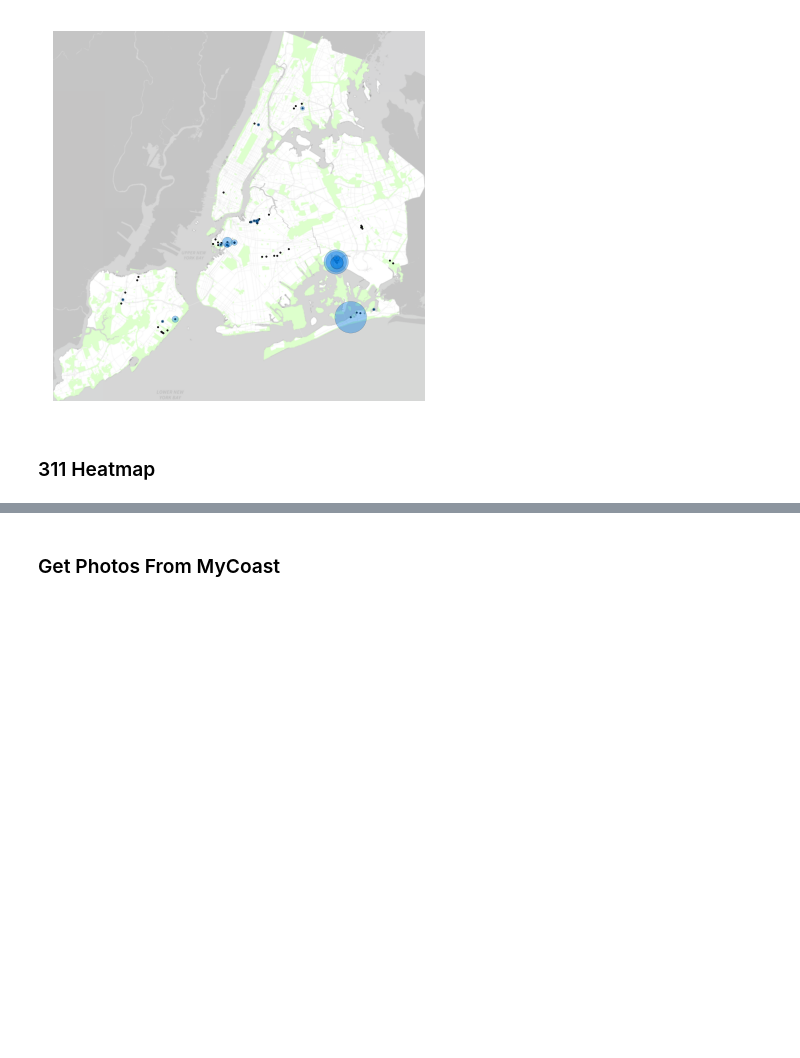
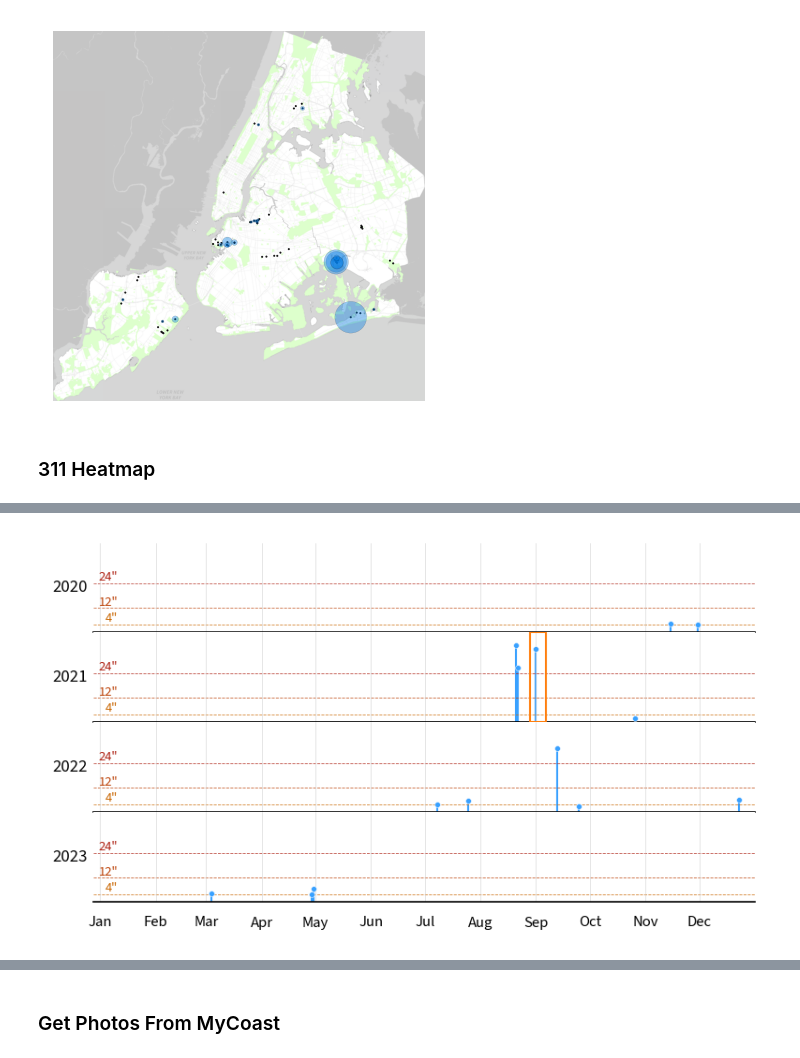
Before and after one commit to cankadir/FloodAnalysis, a Jupyter notebook: Local_Reports/Report_PY/PDF_Reporting.ipynb, the cells around one changed output, grey strips where cells are left out. Drawn from its saved outputs; the diff is of its cells as text; code cells hidden in the pictures; blank space fills up the shorter version.

```diff
--- a/Local_Reports/Report_PY/PDF_Reporting.ipynb
+++ b/Local_Reports/Report_PY/PDF_Reporting.ipynb
@@ -551,0 +557,8 @@ plt.savefig( heatmap_path , bbox_inches='tight' ,transparent="True", pad_inches=
+# %%
+# "C:\Users\cansu\Dropbox\FloodNet_Report_Automation\DATA\Neighborhood Flood Reports Sensor List Metadata.xlsx"
+sensor_metadata = r"C:\Users\cansu\Dropbox\FloodNet_Report_Automation\DATA\Neighborhood Flood Reports Sensor List Metadata.xlsx"
+
+sensor_metadata = pd.read_excel( sensor_metadata , sheet_name='Sensor list + metadata' )
+
+highlighted_sensor = sensor_metadata[ ( sensor_metadata['Highlighted Event Start - Nov 2023'].notnull() ) & ( sensor_metadata['neighborhood_label'] == cd_name ) ]
+highlighted_sensor.head()
@@ -551,0 +568,80 @@ plt.savefig( heatmap_path , bbox_inches='tight' ,transparent="True", pad_inches=
+# %%
+from matplotlib.ticker import MultipleLocator
+
+filtered_data = local_data.dropna( subset=['sensor_display_name'] ,axis=0 )
+
+# Single sensor
+# single_sensor = filtered_data[ filtered_data['deployment_id'] == highlighted_sensor['deployment_id'].values[0] ].copy()
+
+# All neighborhood sensors
+single_sensor = filtered_data.copy()
+
+f = '1D'
+single_sensor_1h = single_sensor.groupby(pd.Grouper(key='time_NY', freq=f)).agg({'clean_depth_in':'max'}).reset_index()
+
+single_sensor_1h['date'] = single_sensor_1h['time_NY'].dt.date
+single_sensor_1h['hour'] = single_sensor_1h['time_NY'].dt.hour
+single_sensor_1h['year'] = single_sensor_1h['time_NY'].dt.year
+
+single_sensor_1h['flat_date'] = single_sensor_1h['time_NY'].dt.strftime('1900-%m-%d %H:%M:%S')
+single_sensor_1h['flat_date'] = pd.to_datetime( single_sensor_1h['flat_date'] )
+single_sensor_1h['flat_date_end'] = single_sensor_1h['flat_date'] + pd.Timedelta( f )
+
+grid_colors = ['#ca6702','#bb3e03','#ae2012']
+values = ['Minor Flood', 'Moderate Flood', 'Major Flood']
+
+fig,axs = plt.subplots( nrows = single_sensor_1h[single_sensor_1h['clean_depth_in'] > 0]['year'].nunique() , sharex=True, sharey=True, figsize = (5,2.75) )
+
+for i,year in enumerate( single_sensor_1h[single_sensor_1h['clean_depth_in'] > 0]['year'].unique() ):
+    ax = axs[i]
+    single_sensor_1h_year = single_sensor_1h[ single_sensor_1h['year'] == year ]
+
+    ax.vlines( ymax=single_sensor_1h_year['clean_depth_in'], ymin=0, x=single_sensor_1h_year['flat_date'] , alpha=1 , lw=1, color='#39a1ff' )
+
+    single_sensor_1h_year_above = single_sensor_1h_year[ single_sensor_1h_year['clean_depth_in'] > 0 ]
+    ax.scatter( y=single_sensor_1h_year_above['clean_depth_in'], x=single_sensor_1h_year_above['flat_date'], s=8 , marker='o', lw=0.25 ,fc='#39a1ff' ,ec='w', zorder=5 )
+
+    ax.set_ylim( 0, single_sensor_1h['clean_depth_in'].max() + 6 )
+    ax.set_ylabel( year, rotation=0 , labelpad=3, fontsize = 9 , ha='right', va='center' )
+    sns.despine( ax=ax, left=True )
+
+    # format y-axis as %b %d
+    ax.xaxis.set_major_formatter( mdates.DateFormatter('%b') )
+    # every month
+    ax.xaxis.set_major_locator( mdates.MonthLocator() )
+
+    ax.set_xlim( pd.to_datetime('28-12-1899 00:00:00',dayfirst=True) , pd.to_datetime('31-12-1900 23:59:59',dayfirst=True) )
+    ax.tick_params(axis='y', which='both', left=False, labelleft=False )
+    ax.tick_params( axis='x' , labelsize=8 , bottom=False )
+
+    [ ax.axhline(t, ls='--', lw=0.4, alpha=0.8, color=grid_colors[n]) for n,t in enumerate([4,12,24]) ]
+    [ ax.annotate(f'{t}"', xy=( pd.to_datetime('01-01-1900')+pd.Timedelta(days=10),t) ,color=grid_colors[n], va='bottom', ha='right', fontsize=7 ) for n,t in enumerate([4,12,24]) ]
+
+    [ ax.axvline( pd.to_datetime( f'{i}-01-1900' ), color="#cecece", lw=0.25, alpha=1 ) for i in range(1,13)]
+
+
+    event_startdate = highlighted_sensor['Highlighted Event Start - Nov 2023'].values[0]
+    event_startdate = pd.to_datetime( event_startdate )
+    event_startdate = event_startdate.tz_convert('America/New_York').tz_localize(None)
+
+    event_enddate = highlighted_sensor['Highlighted Event End - Nov 2023'].values[0]
+    event_enddate = pd.to_datetime( event_enddate )
+    event_enddate = event_enddate.tz_convert('America/New_York').tz_localize(None)
+
+    if year == event_startdate.year :
+
+        print( event_startdate , event_enddate )
+        event_converted_startdate = pd.to_datetime( f'1900-{event_startdate.month}-{event_startdate.day} {event_startdate.hour}:00:00' )
+        event_converted_enddate = pd.to_datetime( f'1900-{event_enddate.month}-{event_enddate.day} {event_enddate.hour}:00:00' )
+
+        event_midpoint = event_converted_startdate + ( event_converted_enddate - event_converted_startdate ) / 2
+
+        event_converted_startdate = event_midpoint - pd.Timedelta( days = 4.5 )
+        event_converted_enddate = event_midpoint + pd.Timedelta( days = 4.5 )
+
+        ax.axvspan( event_converted_startdate , event_converted_enddate , ec='#ff7f0e', fc='none', alpha=1 , zorder=150 )
+
+
+plt.tight_layout(pad=0)
+fig.savefig( os.path.join( visual_folder , "flood_timeline.png" ) ,bbox_inches='tight', transparent="True" , pad_inches=0 , dpi=150 )
+# %% [output]
@@ -551,0 +649 @@ plt.savefig( heatmap_path , bbox_inches='tight' ,transparent="True", pad_inches=
+[figure, added]
```
Also changed, not shown: parts of 17 cells of this notebook.
